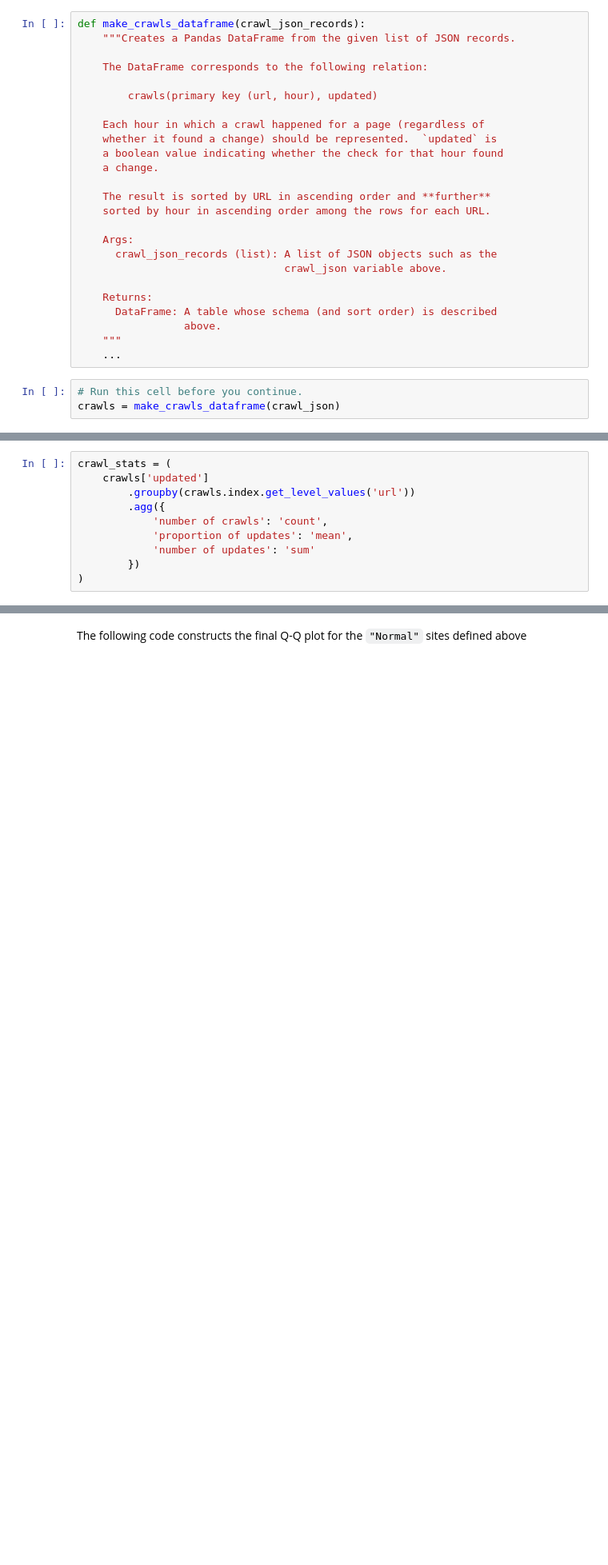
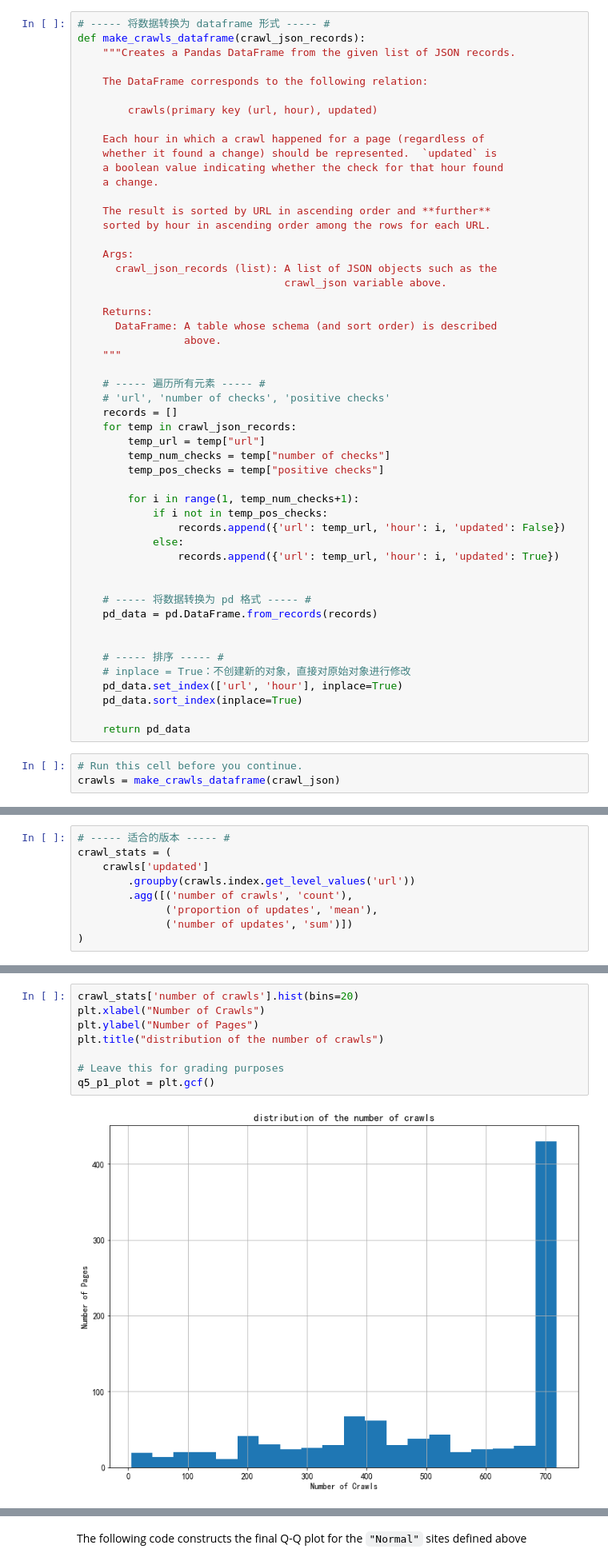
Before and after one commit to MorningStarOvO/Data-Science-Exercise, a Jupyter notebook: 第 2 次大作业/homework 2-2/homework 2-2.ipynb, the cells around one changed output, grey strips where cells are left out. Shown at 80% size. Cells and saved outputs as stored; diff of their text form; blank space fills up the shorter version.

```diff
--- a/第 2 次大作业/homework 2-2/homework 2-2.ipynb
+++ b/第 2 次大作业/homework 2-2/homework 2-2.ipynb
@@ -145,4 +194,5 @@ It will be more convenient to work with the data in Pandas DataFrame with a rect
 # %%
+# ----- 将数据转换为 dataframe 形式 ----- #
 def make_crawls_dataframe(crawl_json_records):
     """Creates a Pandas DataFrame from the given list of JSON records.
 
@@ -166,7 +216,32 @@ def make_crawls_dataframe(crawl_json_records):
       DataFrame: A table whose schema (and sort order) is described
                  above.
     """
-    ...
+
+    # ----- 遍历所有元素 ----- #
+    # 'url', 'number of checks', 'positive checks'
+    records = []
+    for temp in crawl_json_records:
+        temp_url = temp["url"]
+        temp_num_checks = temp["number of checks"]
+        temp_pos_checks = temp["positive checks"]
+
+        for i in range(1, temp_num_checks+1):
+            if i not in temp_pos_checks:
+                records.append({'url': temp_url, 'hour': i, 'updated': False})
+            else:
+                records.append({'url': temp_url, 'hour': i, 'updated': True})
+
+
+    # ----- 将数据转换为 pd 格式 ----- #
+    pd_data = pd.DataFrame.from_records(records)
+
+
+    # ----- 排序 ----- #
+    # inplace = True：不创建新的对象，直接对原始对象进行修改
+    pd_data.set_index(['url', 'hour'], inplace=True)
+    pd_data.sort_index(inplace=True)
+
+    return pd_data
 # %%
 # Run this cell before you continue.
 crawls = make_crawls_dataframe(crawl_json)
@@ -197,12 +322,11 @@ In the following we will construct visualizations to understand several key quan
 # %%
+# ----- 适合的版本 ----- #
 crawl_stats = (
     crawls['updated']
         .groupby(crawls.index.get_level_values('url'))
-        .agg({
-            'number of crawls': 'count',
-            'proportion of updates': 'mean',
-            'number of updates': 'sum'
-        })
+        .agg([('number of crawls', 'count'),
+              ('proportion of updates', 'mean'),
+              ('number of updates', 'sum')])
 )
 # %% [markdown]
 ### Part 1:
@@ -210,0 +347,10 @@ What was the distribution of the number of crawls for each page?  Did most get c
+# %%
+crawl_stats['number of crawls'].hist(bins=20)
+plt.xlabel("Number of Crawls")
+plt.ylabel("Number of Pages")
+plt.title("distribution of the number of crawls")
+
+# Leave this for grading purposes
+q5_p1_plot = plt.gcf()
+# %% [output]
+[figure, added]
```
Also changed, not shown: parts of 84 cells of this notebook.
